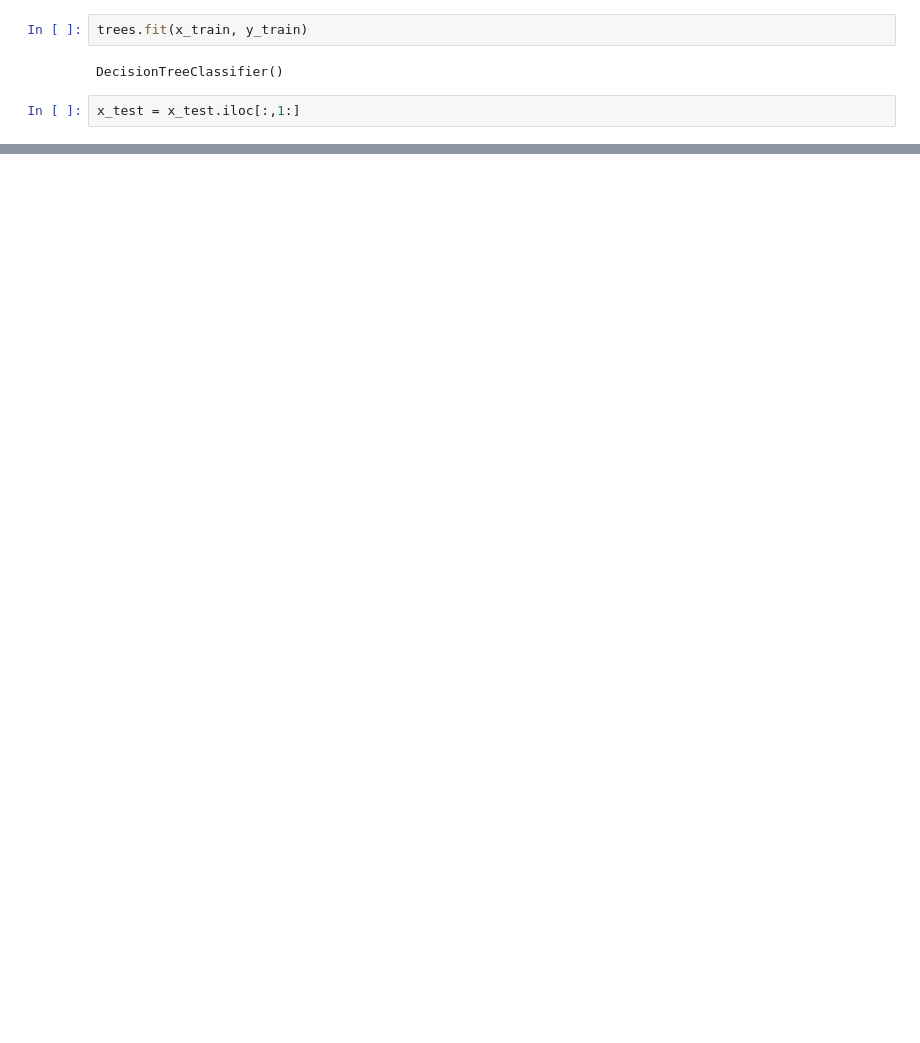
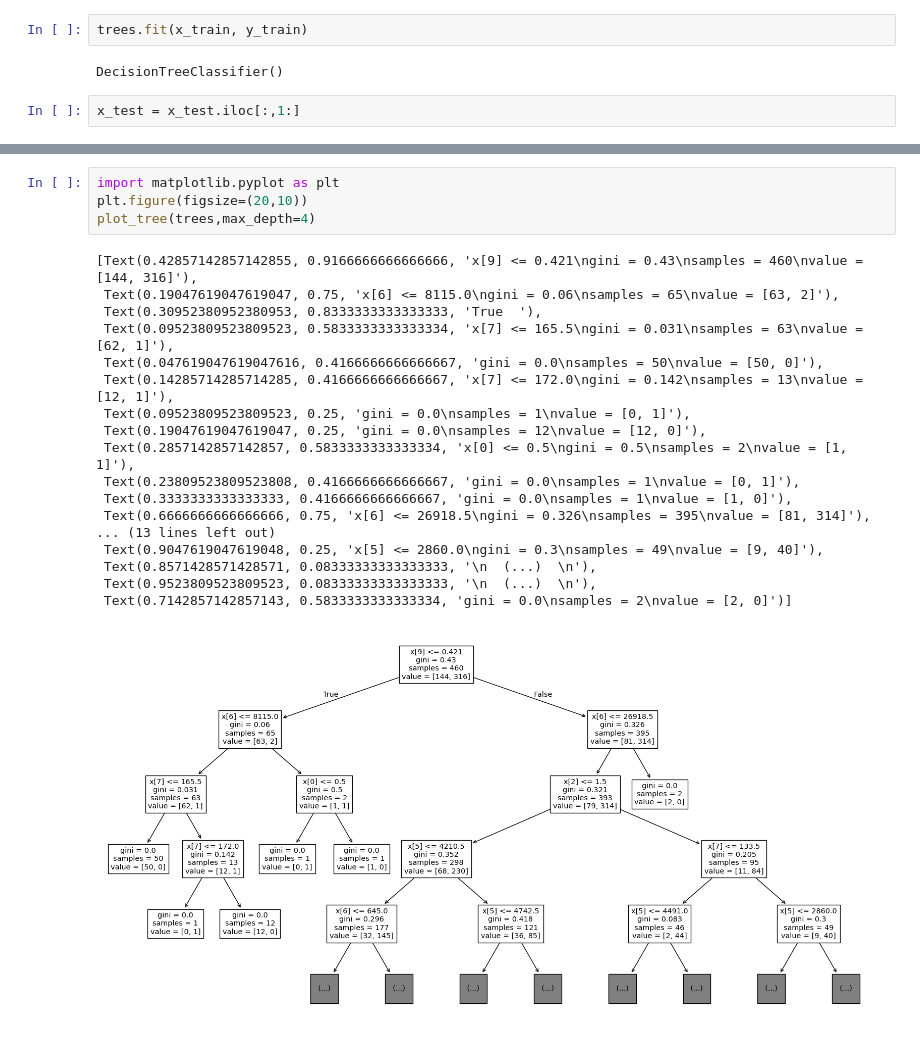
Before and after one commit to dkmishra2407/machinelearning-, a Jupyter notebook: ML SOLUTIONS/ml1_1.ipynb, the cells around one changed output, grey strips where cells are left out. Drawn from its saved outputs; the diff is of its cells as text; blank space fills up the shorter version.

```diff
--- a/ML SOLUTIONS/ml1_1.ipynb
+++ b/ML SOLUTIONS/ml1_1.ipynb
@@ -173,0 +174,23 @@ array([[24, 22],
+# %%
+import matplotlib.pyplot as plt
+plt.figure(figsize=(20,10))
+plot_tree(trees,max_depth=4)
+# %% [output]
+[Text(0.42857142857142855, 0.9166666666666666, 'x[9] <= 0.421\ngini = 0.43\nsamples = 460\nvalue = [144, 316]'),
+ Text(0.19047619047619047, 0.75, 'x[6] <= 8115.0\ngini = 0.06\nsamples = 65\nvalue = [63, 2]'),
+ Text(0.30952380952380953, 0.8333333333333333, 'True  '),
+ Text(0.09523809523809523, 0.5833333333333334, 'x[7] <= 165.5\ngini = 0.031\nsamples = 63\nvalue = [62, 1]'),
+ Text(0.047619047619047616, 0.4166666666666667, 'gini = 0.0\nsamples = 50\nvalue = [50, 0]'),
+ Text(0.14285714285714285, 0.4166666666666667, 'x[7] <= 172.0\ngini = 0.142\nsamples = 13\nvalue = [12, 1]'),
+ Text(0.09523809523809523, 0.25, 'gini = 0.0\nsamples = 1\nvalue = [0, 1]'),
+ Text(0.19047619047619047, 0.25, 'gini = 0.0\nsamples = 12\nvalue = [12, 0]'),
+ Text(0.2857142857142857, 0.5833333333333334, 'x[0] <= 0.5\ngini = 0.5\nsamples = 2\nvalue = [1, 1]'),
+ Text(0.23809523809523808, 0.4166666666666667, 'gini = 0.0\nsamples = 1\nvalue = [0, 1]'),
+ Text(0.3333333333333333, 0.4166666666666667, 'gini = 0.0\nsamples = 1\nvalue = [1, 0]'),
+ Text(0.6666666666666666, 0.75, 'x[6] <= 26918.5\ngini = 0.326\nsamples = 395\nvalue = [81, 314]'),
+... (13 lines left out)
+ Text(0.9047619047619048, 0.25, 'x[5] <= 2860.0\ngini = 0.3\nsamples = 49\nvalue = [9, 40]'),
+ Text(0.8571428571428571, 0.08333333333333333, '\n  (...)  \n'),
+ Text(0.9523809523809523, 0.08333333333333333, '\n  (...)  \n'),
+ Text(0.7142857142857143, 0.5833333333333334, 'gini = 0.0\nsamples = 2\nvalue = [2, 0]')]
+[figure, added]
```
Also changed, not shown: parts of 6 cells of this notebook, 2 other files.
